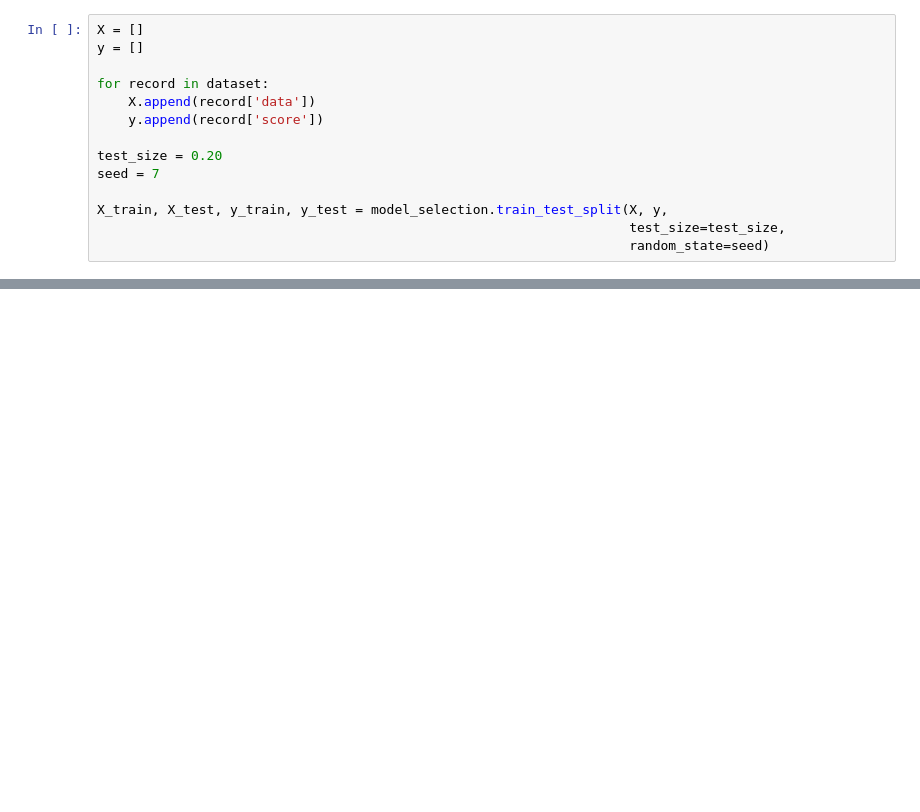
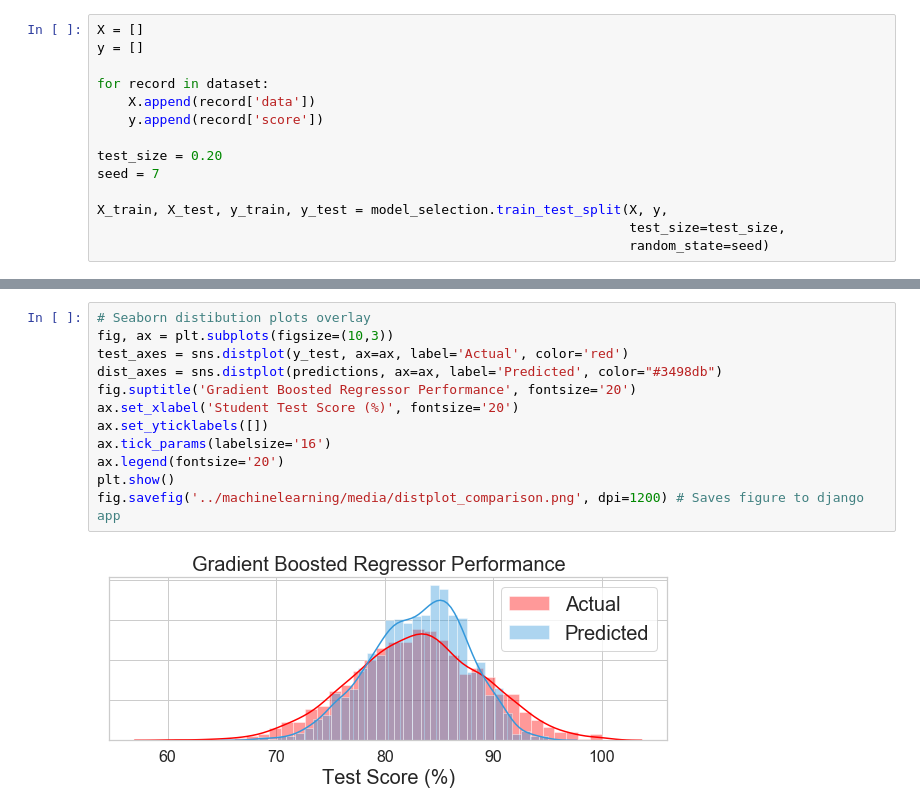
Before and after one commit to blake-enyart/heretolearn_django, a Jupyter notebook: jupyter_notebook/ml-generator.ipynb, the cells around one changed output, grey strips where cells are left out. Drawn from its saved outputs; the diff is of its cells as text; blank space fills up the shorter version.

```diff
--- a/jupyter_notebook/ml-generator.ipynb
+++ b/jupyter_notebook/ml-generator.ipynb
@@ -345,0 +362,14 @@ g.set_axis_labels('Student Test Score', 'Predicted Score', fontsize=16)
+# %%
+# Seaborn distibution plots overlay
+fig, ax = plt.subplots(figsize=(10,3))
+test_axes = sns.distplot(y_test, ax=ax, label='Actual', color='red')
+dist_axes = sns.distplot(predictions, ax=ax, label='Predicted', color="#3498db")
+fig.suptitle('Gradient Boosted Regressor Performance', fontsize='20')
+ax.set_xlabel('Student Test Score (%)', fontsize='20')
+ax.set_yticklabels([])
+ax.tick_params(labelsize='16')
+ax.legend(fontsize='20')
+plt.show()
+fig.savefig('../machinelearning/media/distplot_comparison.png', dpi=1200) # Saves figure to django app
+# %% [output]
+[figure, added]
```
Also changed, not shown: parts of 21 cells of this notebook, 5 other files.
